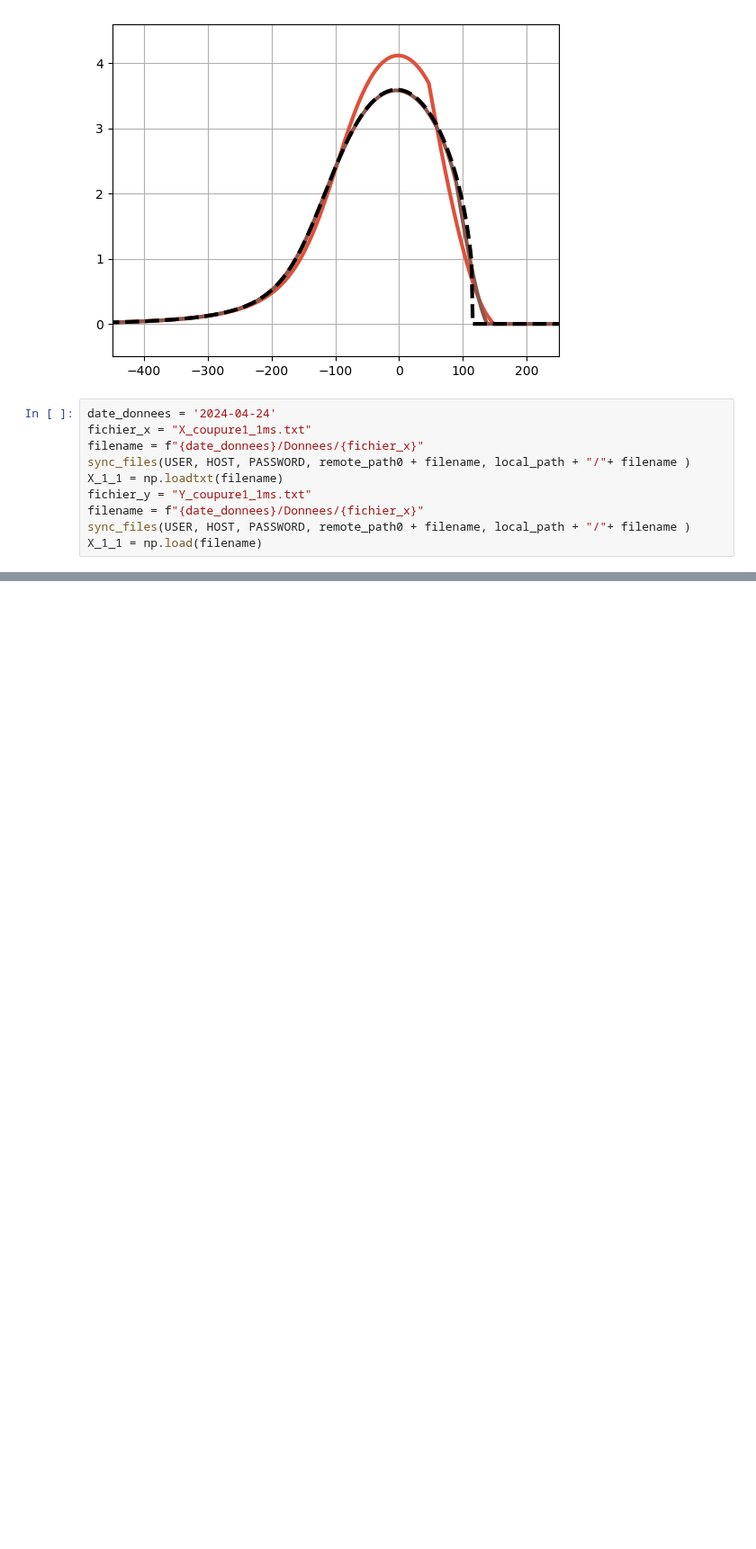
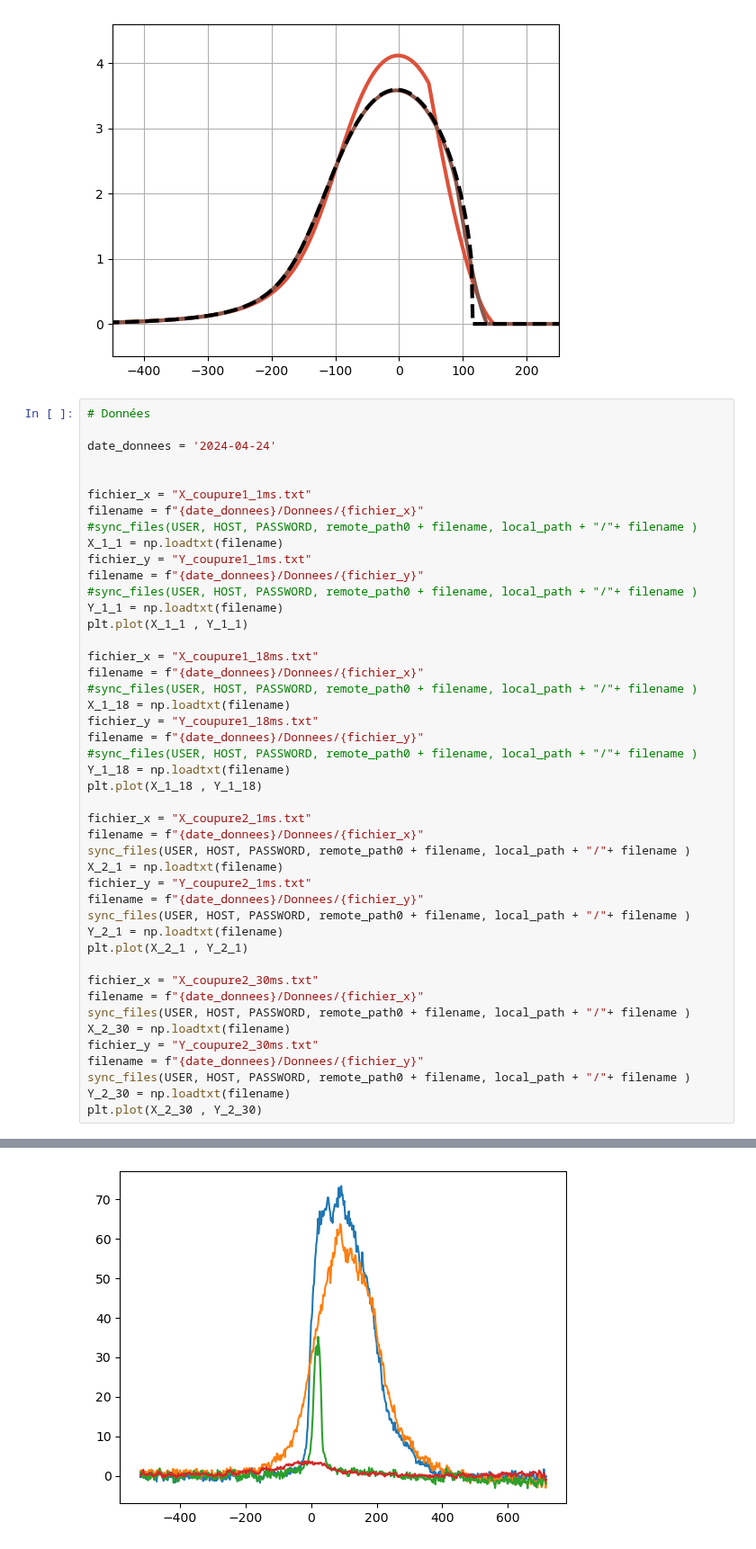
Before and after one commit to THEMEZE/quantum-mechanics-thesis, a Jupyter notebook: These_Memoire/BiPart/Figures/data/Untitled.ipynb, the cells around one changed output, grey strips where cells are left out. Shown at 90% size. Drawn from its saved outputs; the diff is of its cells as text; blank space fills up the shorter version.

Commit message:
Auto-sync: 2025-04-22 14:44:57

```diff
--- a/These_Memoire/BiPart/Figures/data/Untitled.ipynb
+++ b/These_Memoire/BiPart/Figures/data/Untitled.ipynb
@@ -1537,12 +1537,48 @@ total size is 5.06K  speedup is 26.10
 NameError: name 'police' is not defined
 [figure]
 # %%
+# Données
+
 date_donnees = '2024-04-24'
+
+
 fichier_x = "X_coupure1_1ms.txt"
 filename = f"{date_donnees}/Donnees/{fichier_x}"
-sync_files(USER, HOST, PASSWORD, remote_path0 + filename, local_path + "/"+ filename )
+#sync_files(USER, HOST, PASSWORD, remote_path0 + filename, local_path + "/"+ filename )
 X_1_1 = np.loadtxt(filename)
 fichier_y = "Y_coupure1_1ms.txt"
+filename = f"{date_donnees}/Donnees/{fichier_y}"
+#sync_files(USER, HOST, PASSWORD, remote_path0 + filename, local_path + "/"+ filename )
+Y_1_1 = np.loadtxt(filename)
+plt.plot(X_1_1 , Y_1_1)
+
+fichier_x = "X_coupure1_18ms.txt"
+filename = f"{date_donnees}/Donnees/{fichier_x}"
+#sync_files(USER, HOST, PASSWORD, remote_path0 + filename, local_path + "/"+ filename )
+X_1_18 = np.loadtxt(filename)
+fichier_y = "Y_coupure1_18ms.txt"
+filename = f"{date_donnees}/Donnees/{fichier_y}"
+#sync_files(USER, HOST, PASSWORD, remote_path0 + filename, local_path + "/"+ filename )
+Y_1_18 = np.loadtxt(filename)
+plt.plot(X_1_18 , Y_1_18)
+
+fichier_x = "X_coupure2_1ms.txt"
 filename = f"{date_donnees}/Donnees/{fichier_x}"
 sync_files(USER, HOST, PASSWORD, remote_path0 + filename, local_path + "/"+ filename )
-X_1_1 = np.load(filename)
+X_2_1 = np.loadtxt(filename)
+fichier_y = "Y_coupure2_1ms.txt"
+filename = f"{date_donnees}/Donnees/{fichier_y}"
+sync_files(USER, HOST, PASSWORD, remote_path0 + filename, local_path + "/"+ filename )
+Y_2_1 = np.loadtxt(filename)
+plt.plot(X_2_1 , Y_2_1)
+
+fichier_x = "X_coupure2_30ms.txt"
+filename = f"{date_donnees}/Donnees/{fichier_x}"
+sync_files(USER, HOST, PASSWORD, remote_path0 + filename, local_path + "/"+ filename )
+X_2_30 = np.loadtxt(filename)
+fichier_y = "Y_coupure2_30ms.txt"
+filename = f"{date_donnees}/Donnees/{fichier_y}"
+sync_files(USER, HOST, PASSWORD, remote_path0 + filename, local_path + "/"+ filename )
+Y_2_30 = np.loadtxt(filename)
+plt.plot(X_2_30 , Y_2_30)
+# %% [output]
@@ -1548,0 +1603 @@ X_1_1 = np.load(filename)
+[figure, added]
```
Also changed, not shown: parts of 1 cell of this notebook, 6 other files.
